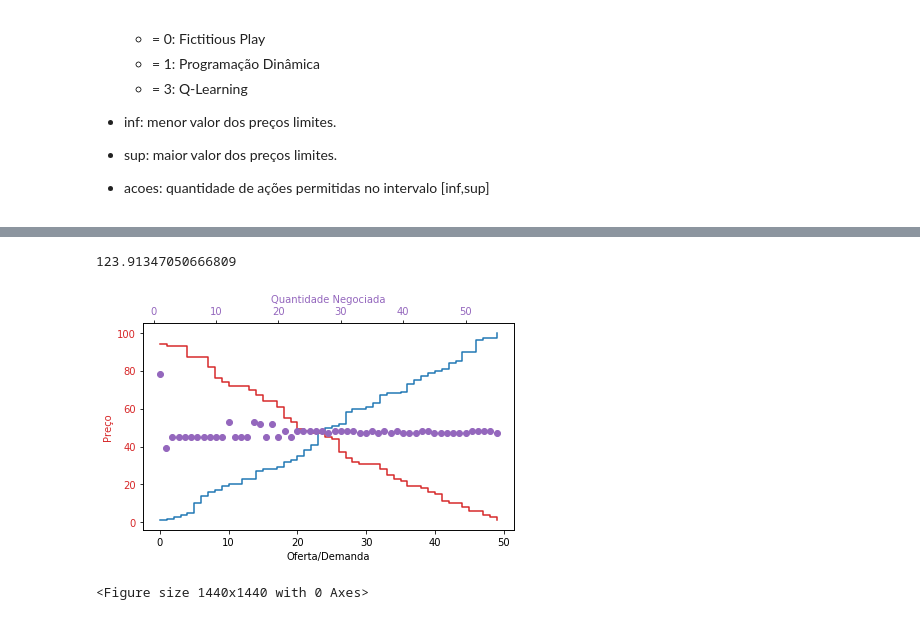
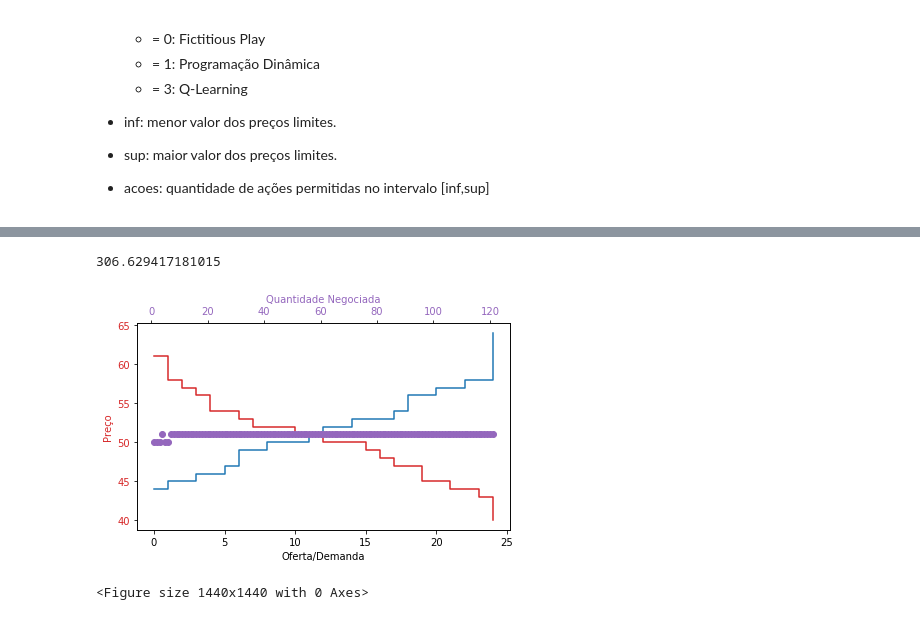
Before and after one commit to felipe84zt/Double-Auctions, a Jupyter notebook: simulacao_DA.ipynb, the cells around one changed output, grey strips where cells are left out. Cells and saved outputs as stored; diff of their text form; code cells hidden in the pictures.

```diff
--- a/simulacao_DA.ipynb
+++ b/simulacao_DA.ipynb
@@ -84,0 +40,16 @@ comprador   20 : [93, 67, 64, 47, 19]
+# %%
+jogadores=10
+quantidade=5
+per=10
+memo=20
+agente='Q'
+inf=0
+sup=100
+acoes=100
+distribuicao='normal'
+media=50
+dp=5
+alfa=0.95
+gamma=0.9
+
+lista_agentes=agentes.define_agentes(jogadores,quantidade,per,memo,agente,inf,sup,acoes,distribuicao,media,dp,alfa,gamma)
@@ -85,7 +81,8 @@ comprador   20 : [93, 67, 64, 47, 19]
 # %%
-esb.iteracoes(mercado_DP,it=5)
-esb.plot_sim(mercado_DP)
+mercado_DP=market_v2.market(lista_agentes[1],per)
+resultados_periodos=esb.iteracoes(mercado_DP,it=20)
+preco_e=esb.plot_sim(mercado_DP)
 # %% [output]
-123.91347050666809
+306.629417181015
-[figure, old version]
+[figure, new version]
 <Figure size 1440x1440 with 0 Axes>
```
Also changed, not shown: parts of 15 cells of this notebook.
